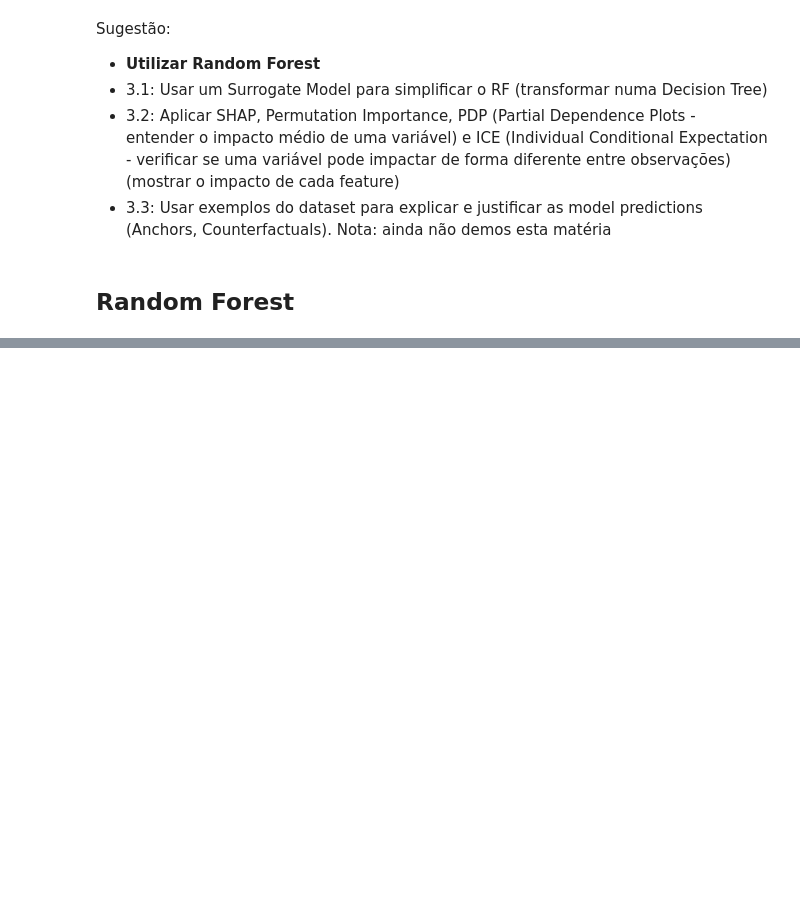
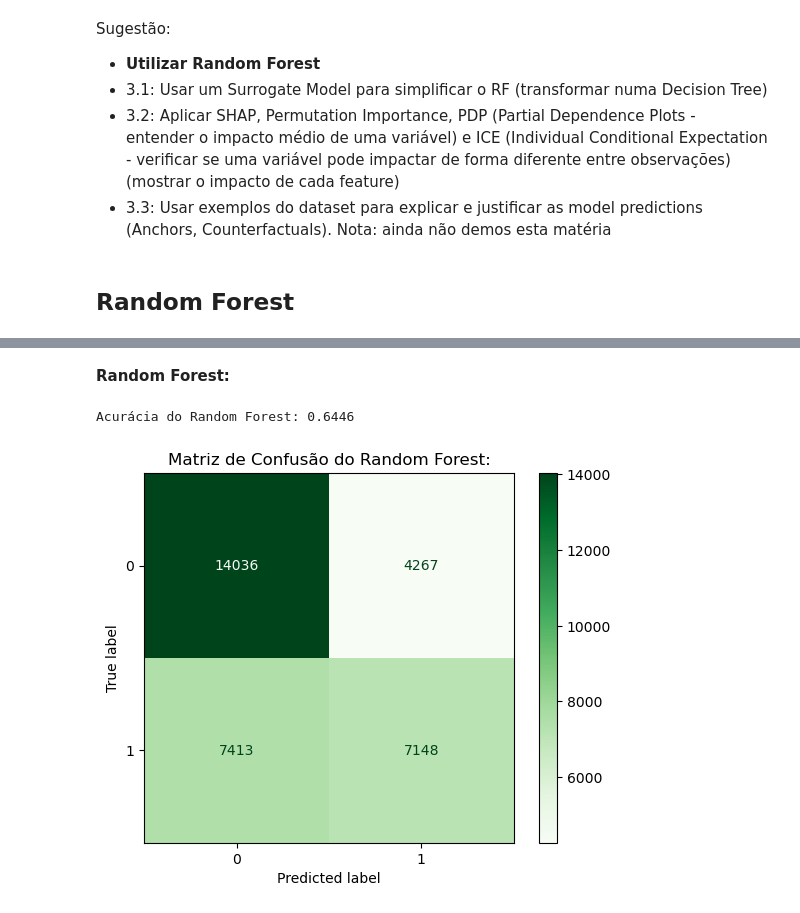
Before and after one commit to goncalobcosta/TAAC_proj2, a Jupyter notebook: test.ipynb, the cells around one changed output, grey strips where cells are left out. Cells and saved outputs as stored; diff of their text form; code cells hidden in the pictures; blank space fills up the shorter version.

```diff
--- a/test.ipynb
+++ b/test.ipynb
@@ -354,0 +379,21 @@ Sugestão:
+# %%
+rf_predictions = rf_model.predict(X)
+tree_surrogate_predictions = tree_surrogate.predict(X)
+tree_predictions = tree.predict(X)
+
+rf_accuracy = accuracy_score(y, rf_predictions)
+tree_surrogate_accuracy = accuracy_score(y, tree_surrogate_predictions)
+tree_accuracy = accuracy_score(y, tree_predictions)
+# %% [markdown]
+**Random Forest:**
+# %%
+print(f'Acurácia do Random Forest: {rf_accuracy:.4f}')
+
+cm = confusion_matrix(y, rf_predictions)
+disp = ConfusionMatrixDisplay(confusion_matrix=cm)
+disp.plot(cmap=plt.cm.Greens)
+plt.title('Matriz de Confusão do Random Forest:')
+plt.show()
+# %% [output]
+Acurácia do Random Forest: 0.6446
+[figure, added]
```
Also changed, not shown: parts of 50 cells of this notebook.
